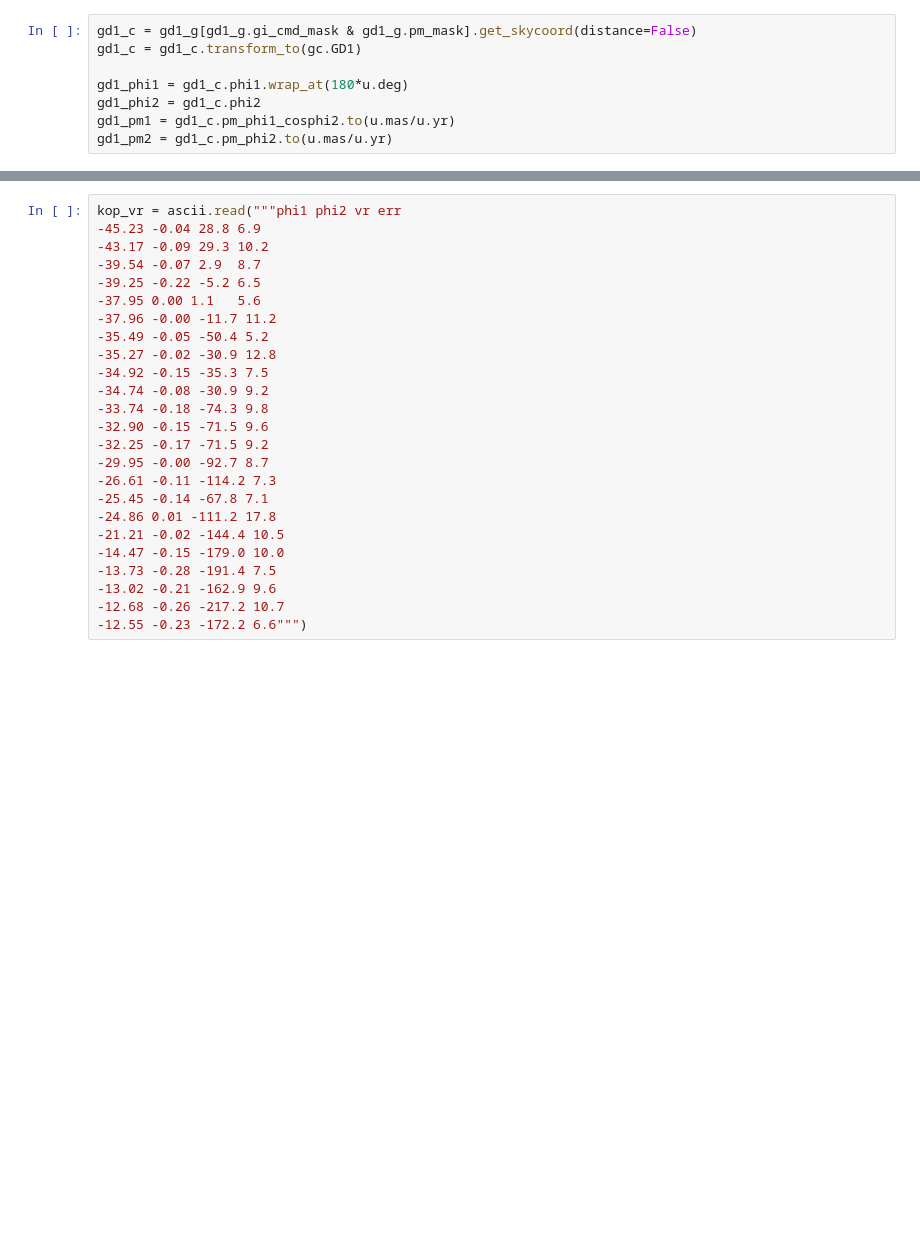
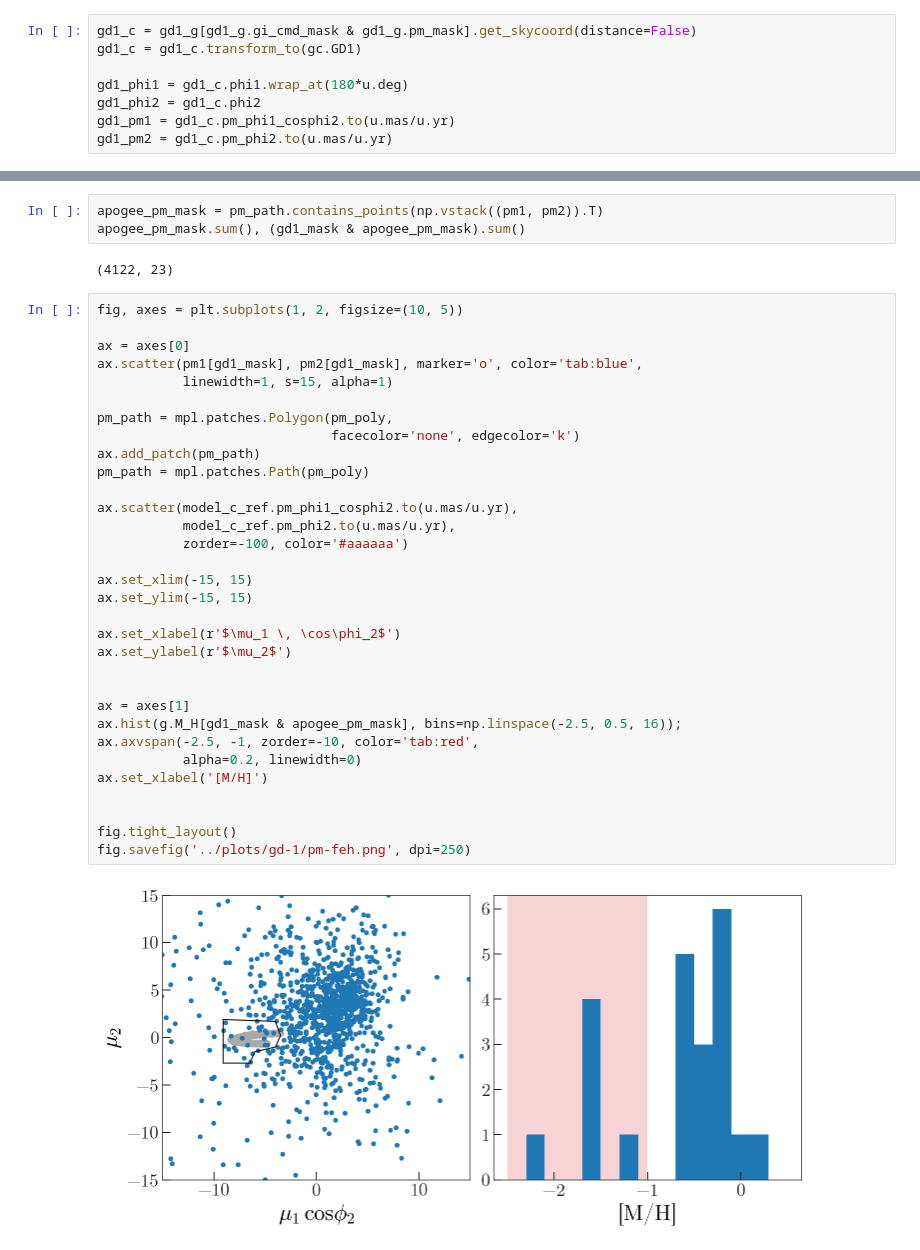
Before and after one commit to adrn/APOGEE-Streams, a Jupyter notebook: notebooks/GD-1-targeted.ipynb, the cells around one changed output, grey strips where cells are left out. Drawn from its saved outputs; the diff is of its cells as text; blank space fills up the shorter version.

```diff
--- a/notebooks/GD-1-targeted.ipynb
+++ b/notebooks/GD-1-targeted.ipynb
@@ -139,25 +172,39 @@ fig.savefig('../plots/zoom-phi1phi2.png', dpi=200)
-# %%
-kop_vr = ascii.read("""phi1 phi2 vr err
--45.23 -0.04 28.8 6.9
--43.17 -0.09 29.3 10.2
--39.54 -0.07 2.9  8.7
--39.25 -0.22 -5.2 6.5
--37.95 0.00 1.1   5.6
--37.96 -0.00 -11.7 11.2
--35.49 -0.05 -50.4 5.2
--35.27 -0.02 -30.9 12.8
--34.92 -0.15 -35.3 7.5
--34.74 -0.08 -30.9 9.2
--33.74 -0.18 -74.3 9.8
--32.90 -0.15 -71.5 9.6
--32.25 -0.17 -71.5 9.2
--29.95 -0.00 -92.7 8.7
--26.61 -0.11 -114.2 7.3
--25.45 -0.14 -67.8 7.1
--24.86 0.01 -111.2 17.8
--21.21 -0.02 -144.4 10.5
--14.47 -0.15 -179.0 10.0
--13.73 -0.28 -191.4 7.5
--13.02 -0.21 -162.9 9.6
--12.68 -0.26 -217.2 10.7
--12.55 -0.23 -172.2 6.6""")
+# %%
+apogee_pm_mask = pm_path.contains_points(np.vstack((pm1, pm2)).T)
+apogee_pm_mask.sum(), (gd1_mask & apogee_pm_mask).sum()
+# %% [output]
+(4122, 23)
+# %%
+fig, axes = plt.subplots(1, 2, figsize=(10, 5))
+
+ax = axes[0]
+ax.scatter(pm1[gd1_mask], pm2[gd1_mask], marker='o', color='tab:blue',
+           linewidth=1, s=15, alpha=1)
+
+pm_path = mpl.patches.Polygon(pm_poly,
+                              facecolor='none', edgecolor='k')
+ax.add_patch(pm_path)
+pm_path = mpl.patches.Path(pm_poly)
+
+ax.scatter(model_c_ref.pm_phi1_cosphi2.to(u.mas/u.yr),
+           model_c_ref.pm_phi2.to(u.mas/u.yr),
+           zorder=-100, color='#aaaaaa')
+
+ax.set_xlim(-15, 15)
+ax.set_ylim(-15, 15)
+
+ax.set_xlabel(r'$\mu_1 \, \cos\phi_2$')
+ax.set_ylabel(r'$\mu_2$')
+
+
+ax = axes[1]
+ax.hist(g.M_H[gd1_mask & apogee_pm_mask], bins=np.linspace(-2.5, 0.5, 16));
+ax.axvspan(-2.5, -1, zorder=-10, color='tab:red',
+           alpha=0.2, linewidth=0)
+ax.set_xlabel('[M/H]')
+
+
+fig.tight_layout()
+fig.savefig('../plots/gd-1/pm-feh.png', dpi=250)
+# %% [output]
+[figure, added]
```
Also changed, not shown: parts of 26 cells of this notebook, 11 other files.
